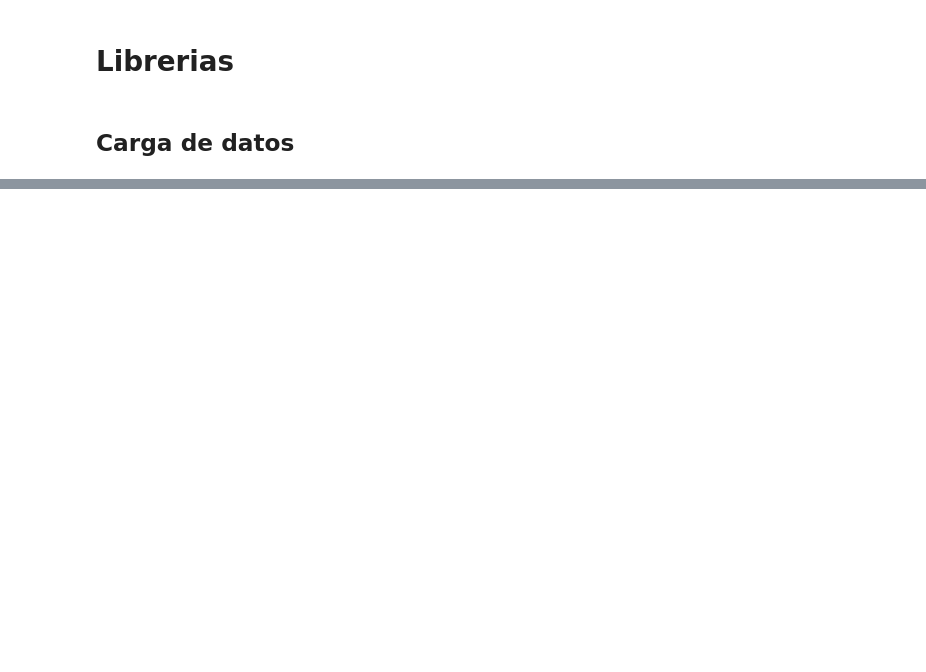
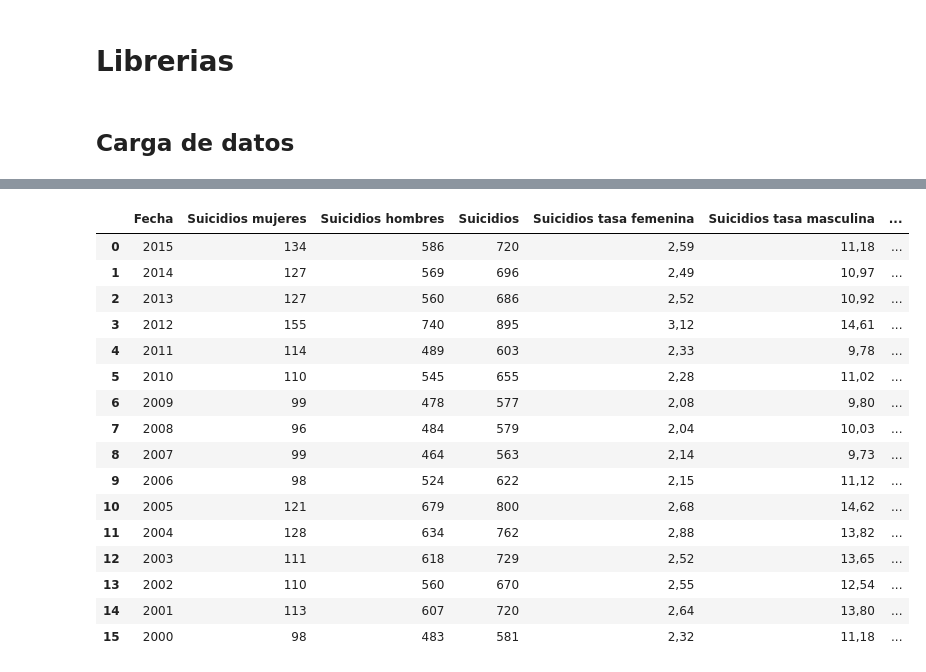
Before and after one commit to MoisesAlmz/Proyecto-Samsung, a Jupyter notebook: Viejicidad_en_RD.ipynb, the cells around one changed output, grey strips where cells are left out. Saved outputs shown, nothing was run; the diff lists cells and outputs as text; code cells hidden in the pictures; blank space fills up the shorter version.

```diff
--- a/Viejicidad_en_RD.ipynb
+++ b/Viejicidad_en_RD.ipynb
@@ -27,0 +67,23 @@ read_data_excel
+# %%
+#Hoja 3, Suicidios
+
+read_data_excel = pd.read_excel(r"C:\Users\Moises Almanzar\Desktop\Proyecto Samsung\Suicidios.xlsx")
+read_data_excel
+# %% [output]
+|  | Fecha | Suicidios mujeres | Suicidios hombres | Suicidios | Suicidios tasa femenina | Suicidios tasa masculina | ... |
+| 0 | 2015 | 134 | 586 | 720 | 2,59 | 11,18 | ... |
+| 1 | 2014 | 127 | 569 | 696 | 2,49 | 10,97 | ... |
+| 2 | 2013 | 127 | 560 | 686 | 2,52 | 10,92 | ... |
+| 3 | 2012 | 155 | 740 | 895 | 3,12 | 14,61 | ... |
+| 4 | 2011 | 114 | 489 | 603 | 2,33 | 9,78 | ... |
+| 5 | 2010 | 110 | 545 | 655 | 2,28 | 11,02 | ... |
+| 6 | 2009 | 99 | 478 | 577 | 2,08 | 9,80 | ... |
+| 7 | 2008 | 96 | 484 | 579 | 2,04 | 10,03 | ... |
+| 8 | 2007 | 99 | 464 | 563 | 2,14 | 9,73 | ... |
+| 9 | 2006 | 98 | 524 | 622 | 2,15 | 11,12 | ... |
+| 10 | 2005 | 121 | 679 | 800 | 2,68 | 14,62 | ... |
+| 11 | 2004 | 128 | 634 | 762 | 2,88 | 13,82 | ... |
+| 12 | 2003 | 111 | 618 | 729 | 2,52 | 13,65 | ... |
+| 13 | 2002 | 110 | 560 | 670 | 2,55 | 12,54 | ... |
+| 14 | 2001 | 113 | 607 | 720 | 2,64 | 13,80 | ... |
+| 15 | 2000 | 98 | 483 | 581 | 2,32 | 11,18 | ... |
```
Also changed, not shown: parts of 9 cells of this notebook, 9 other files.
